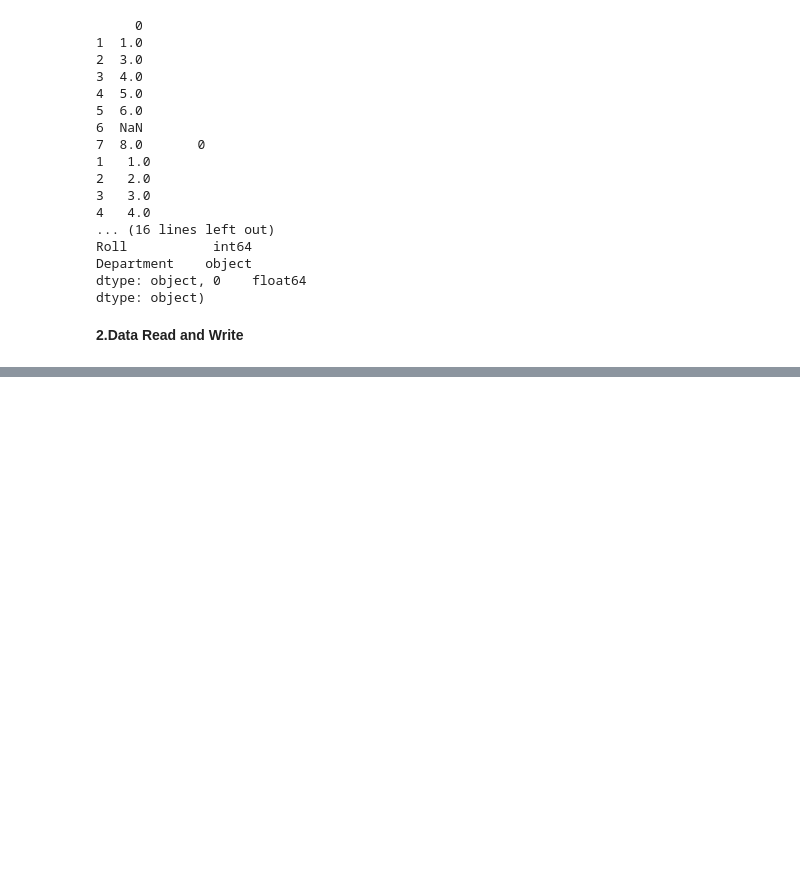
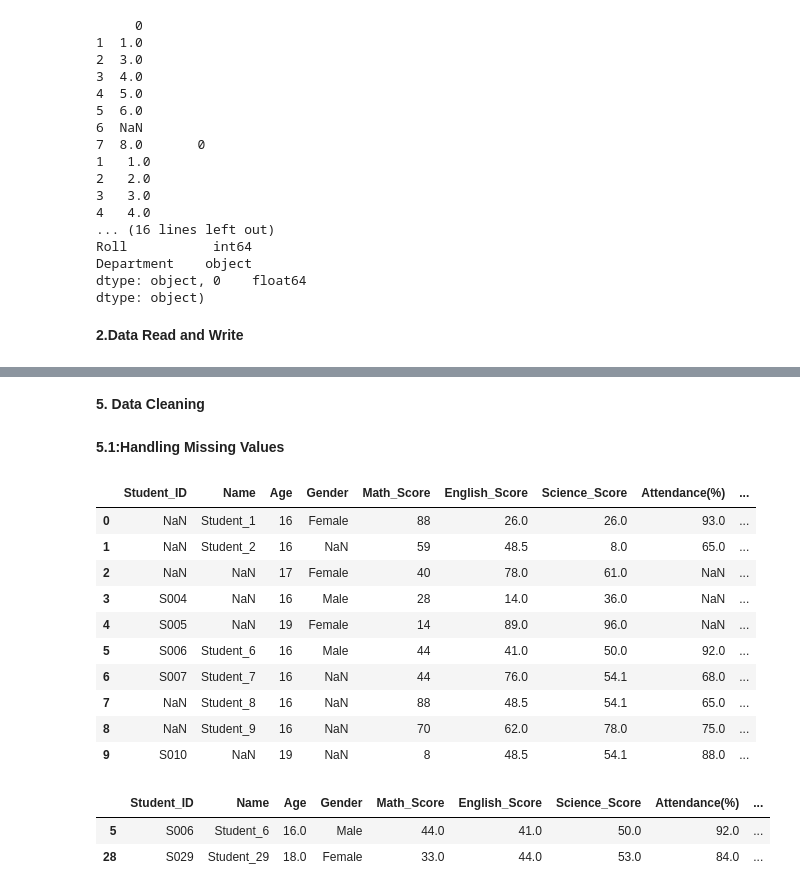
Before and after one commit to Foysal348/Pandas, a Jupyter notebook: Pandas 2.ipynb, the cells around one changed output, grey strips where cells are left out. Cells and saved outputs as stored; diff of their text form; code cells hidden in the pictures; blank space fills up the shorter version.

```diff
--- a/Pandas 2.ipynb
+++ b/Pandas 2.ipynb
@@ -113,0 +152,4 @@ int64
+# %%
+import pandas as pd
+df=pd.read_csv("customers-100.csv")
+df.tail(5)
@@ -113,0 +246,29 @@ int64
+# %% [markdown]
+**5. Data Cleaning**
+# %% [markdown]
+**5.1:Handling Missing Values**
+# %%
+df.isnull() # Boolean mask of NaN
+#df.notnull()# Inverse of isnull
+df.head(10)
+# %% [output]
+|  | Student_ID | Name | Age | Gender | Math_Score | English_Score | Science_Score | Attendance(%) | ... |
+| 0 | NaN | Student_1 | 16 | Female | 88 | 26.0 | 26.0 | 93.0 | ... |
+| 1 | NaN | Student_2 | 16 | NaN | 59 | 48.5 | 8.0 | 65.0 | ... |
+| 2 | NaN | NaN | 17 | Female | 40 | 78.0 | 61.0 | NaN | ... |
+| 3 | S004 | NaN | 16 | Male | 28 | 14.0 | 36.0 | NaN | ... |
+| 4 | S005 | NaN | 19 | Female | 14 | 89.0 | 96.0 | NaN | ... |
+| 5 | S006 | Student_6 | 16 | Male | 44 | 41.0 | 50.0 | 92.0 | ... |
+| 6 | S007 | Student_7 | 16 | NaN | 44 | 76.0 | 54.1 | 68.0 | ... |
+| 7 | NaN | Student_8 | 16 | NaN | 88 | 48.5 | 54.1 | 65.0 | ... |
+| 8 | NaN | Student_9 | 16 | NaN | 70 | 62.0 | 78.0 | 75.0 | ... |
+| 9 | S010 | NaN | 19 | NaN | 8 | 48.5 | 54.1 | 88.0 | ... |
+# %%
+import pandas as pd
+df=pd.read_csv("students_with_nan.csv")
+#df.isnull() # Boolean mask of NaN
+df.dropna() # Drop rows with NaN
+# %% [output]
+|  | Student_ID | Name | Age | Gender | Math_Score | English_Score | Science_Score | Attendance(%) | ... |
+| 5 | S006 | Student_6 | 16.0 | Male | 44.0 | 41.0 | 50.0 | 92.0 | ... |
+| 28 | S029 | Student_29 | 18.0 | Female | 33.0 | 44.0 | 53.0 | 84.0 | ... |
```
Also changed, not shown: parts of 54 cells of this notebook.
